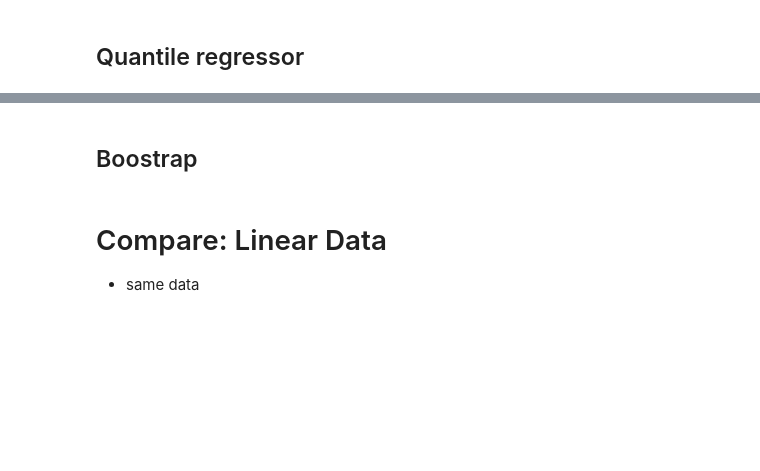
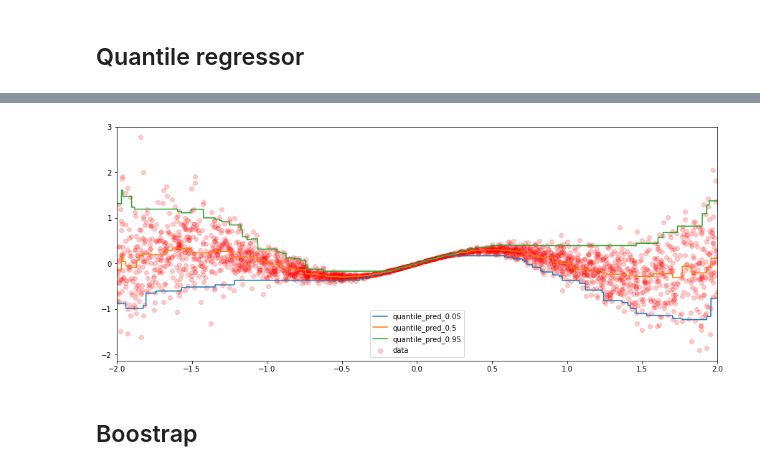
Before and after one commit to leandroohf/machine_learning_algorithms, a Jupyter notebook: dev/intro_to_prediction_interval.ipynb, the cells around one changed output, grey strips where cells are left out. Saved outputs shown, nothing was run; the diff lists cells and outputs as text; code cells hidden in the pictures; blank space fills up the shorter version.

Commit message:
nb: Better prediction interval and quantile regression
* Add quantile regression study nbs
* Add Bootstrap code for prediction intervals
* Add rb nbs that use to start the study

```diff
--- a/dev/intro_to_prediction_interval.ipynb
+++ b/dev/intro_to_prediction_interval.ipynb
@@ -298,7 +326,7 @@ opt = tf.keras.optimizers.Adam(learning_rate=0.02, decay=0.005)
 model.compile(loss=qd_objective, optimizer=opt, metrics=[mpiw_metric,coverage_term_metric,picp_metric_])
 # %%
 %%time
-result = model.fit(X_train, y_train, epochs=5, batch_size=n_, verbose=1,  validation_split=0.)
+result = model.fit(X_train, yy_train, epochs=5, batch_size=n_, verbose=1,  validation_split=0.)
 # %% [output]
 Epoch 1/5
 1/1 [==============================] - 1s 522ms/step - loss: 20.4210 - mpiw_metric: 1.1267 - coverage_term_metric: 15.8686 - picp_metric_: 0.0335
@@ -431,6 +509,13 @@ pinball loss: pos slope is  and negative slope is  (https://www.lokad.com/pinbal
+# %%
+plt.figure(figsize=[15, 6])
+
+plt.scatter(X_train, y_train, label='data', alpha=.2, color='red')
+for i in range(len(quantiles)):
+    plt.plot(x_grid2, y_preds[:, i], label='quantile_pred_{}'.format(quantiles[i]))
+
+plt.xlim(-2,2)
+plt.legend();
+# %% [output]
+[figure, added]
 # %% [markdown]
 ## Boostrap
-# %% [markdown]
-# Compare: Linear Data
-
-* same data
```
Also changed, not shown: parts of 17 cells of this notebook, 1 other file.
